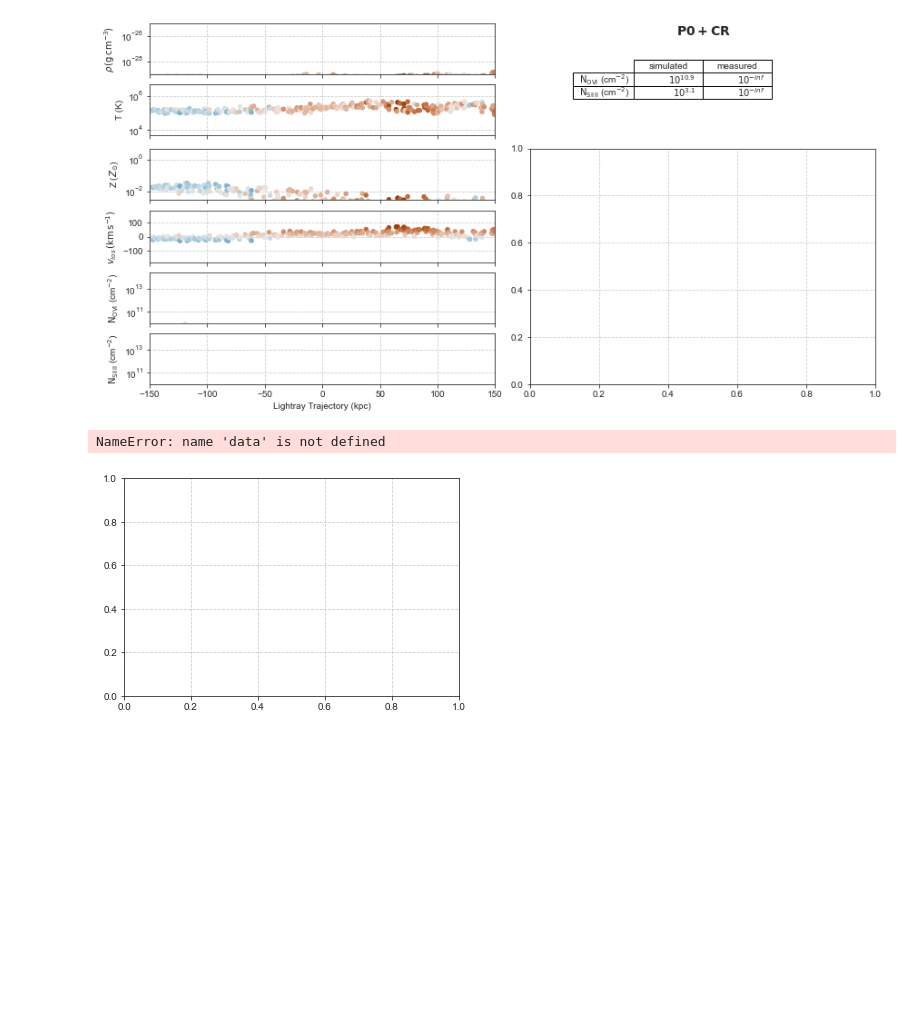
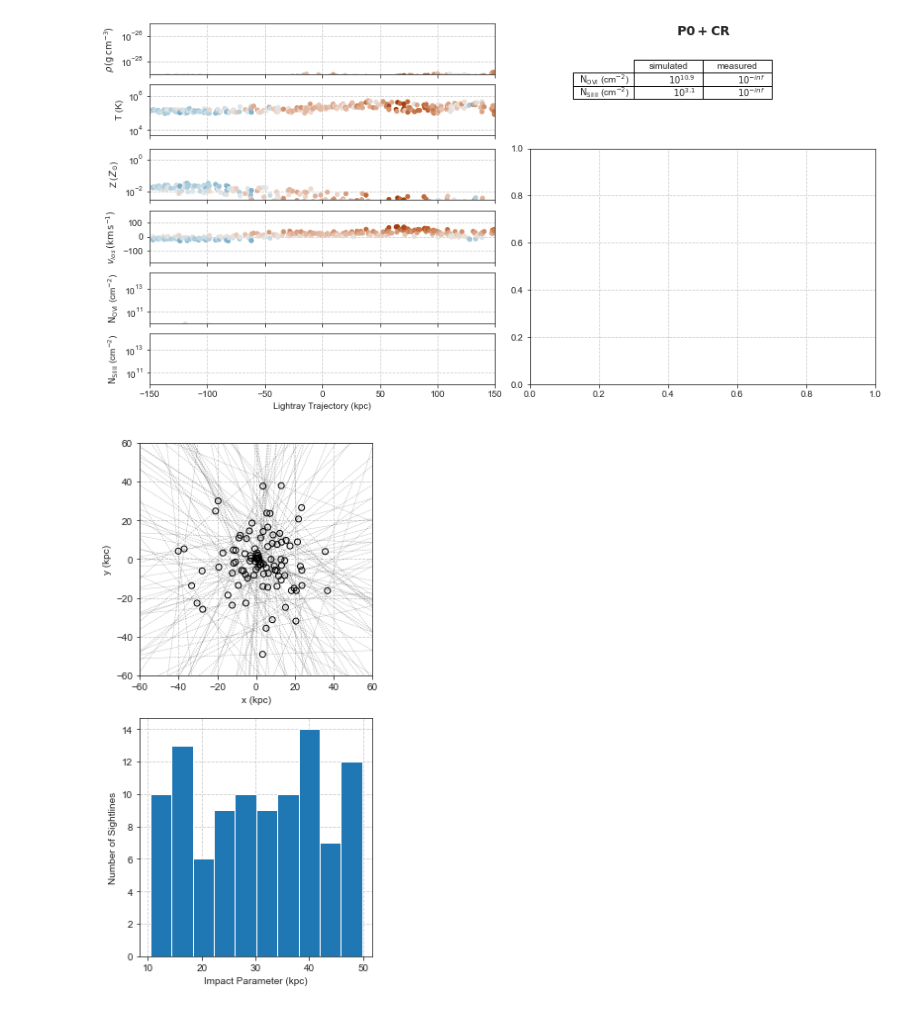
Before and after one commit to ibutsky/synthetic_spectra, a Jupyter notebook: scripts/plotting/paper_plots.ipynb, the cells around one changed output. Saved outputs shown, nothing was run; the diff lists cells and outputs as text; code cells hidden in the pictures; blank space fills up the shorter version.

```diff
--- a/scripts/plotting/paper_plots.ipynb
+++ b/scripts/plotting/paper_plots.ipynb
@@ -573,32 +599,38 @@ def plot_ray_image(model, ray_id):
 plot_ray_image('P0', 5)
 # %%
 ray_data_file ='../../data/random_sightlines.dat' #centered at zero, not gcenter
-xi, yi, zi, xf, yf, zf =\
-        np.loadtxt(ray_data_file, skiprows = 1, unpack = True, usecols = (2, 3, 4, 5, 6, 7))
+impact_list, xi, yi, zi, xf, yf, zf =\
+        np.loadtxt(ray_data_file, skiprows = 1, unpack = True, usecols = (1, 2, 3, 4, 5, 6, 7))
 
-fig, ax = plt.subplots()
+fig, ax = plt.subplots(ncols = 1, nrows = 2, figsize = (4, 8))
 x = np.linspace(-150, 150, 800)
 y = np.linspace(-150, 150, 800)
 
-cmap = palettable.cmocean.sequential.Gray_20_r.mpl_colormap
-ax.pcolormesh(x, y, data, norm = LogNorm(), cmap = cmap)
-ax.set_aspect(1)
-ax.set_xlim(-150, 150)
-ax.set_ylim(-150, 150)
-counter = 0
-for ray_id in range(200):
+#cmap = palettable.cmocean.sequential.Gray_20_r.mpl_colormap
+#ax.pcolormesh(x, y, data, norm = LogNorm(), cmap = cmap)
+ax[0].set_aspect(1)
+radius = 60
+ax[0].set_xlim(-radius, radius)
+ax[0].set_ylim(-radius, radius)
+counter = 60
+for ray_id in range(100):
     # x projection
-    mask = (ray_id_list == ray_id) & (ion_list == 'OVI') & (logN_list > 13.5) & (model_list == model)
-    if len(ovi_label_list[mask]) > 0:
-        ray_start = np.array([yi[ray_id], zi[ray_id]])
-        ray_end = np.array([yf[ray_id], zf[ray_id]])
-        ax.plot([yi[ray_id], yf[ray_id]], [zi[ray_id], zf[ray_id]], linewidth = 0.5, linestyle = 'dashed', color = 'black', alpha = 0.2)
-        counter +=1
-print(counter)
-   # ray_start = ds.arr([xi[ray_id], yi[ray_id], zi[ray_id]], 'kpc')
-   # ray_end   = ds.arr([xf[ray_id], yf[ray_id], zf[ray_id]], 'kpc')
+#    mask = (ray_id_list == ray_id) & (ion_list == 'OVI') & (logN_list > 13.5) & (model_list == model)
+#    if len(ovi_label_list[mask]) > 0:
+    ray_start = np.array([xi[ray_id], yi[ray_id]])
+    ray_end = np.array([xf[ray_id], yf[ray_id]])
+    ray_center = ray_start + 0.5*(ray_end - ray_start)
+    ax[0].scatter(ray_center[0], ray_center[1], color = 'None', edgecolor = 'black')
+    ax[0].plot([xi[ray_id], xf[ray_id]], [yi[ray_id], yf[ray_id]], linewidth = 0.5,
+            linestyle = 'dashed', color = 'black', alpha = 0.3)
+ax[0].set_xlabel('x (kpc)')
+ax[0].set_ylabel('y (kpc)')
 
-    #
+ax[1].hist(impact_list[:100])
+ax[1].set_xlabel('Impact Parameter (kpc)')
+ax[1].set_ylabel('Number of Sightlines')
+
+fig.tight_layout()
+plt.savefig('../../plots/sightline_description.png', dpi = 300)
 # %% [output]
-NameError: name 'data' is not defined
-[figure, old version]
+[figure, new version]
```
Also changed, not shown: parts of 21 cells of this notebook, 6 other files.
